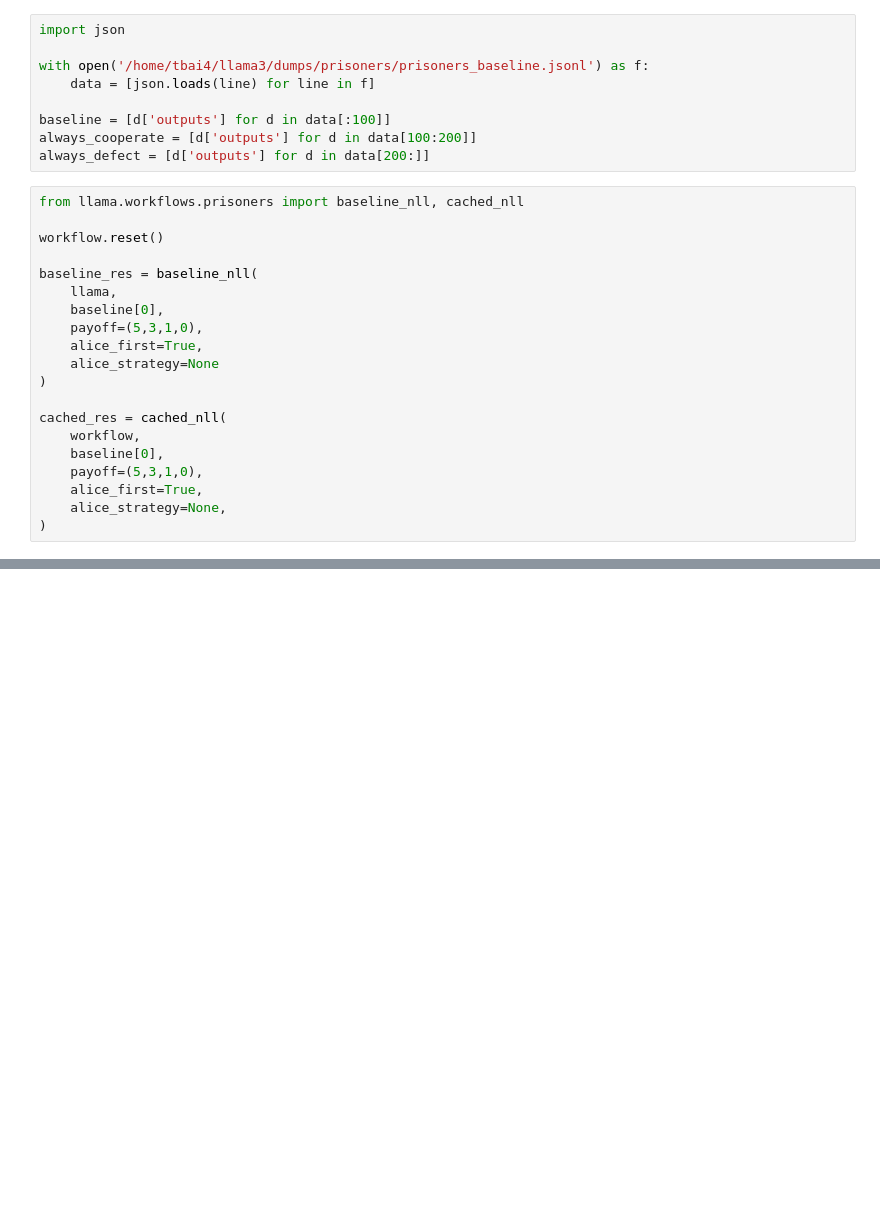
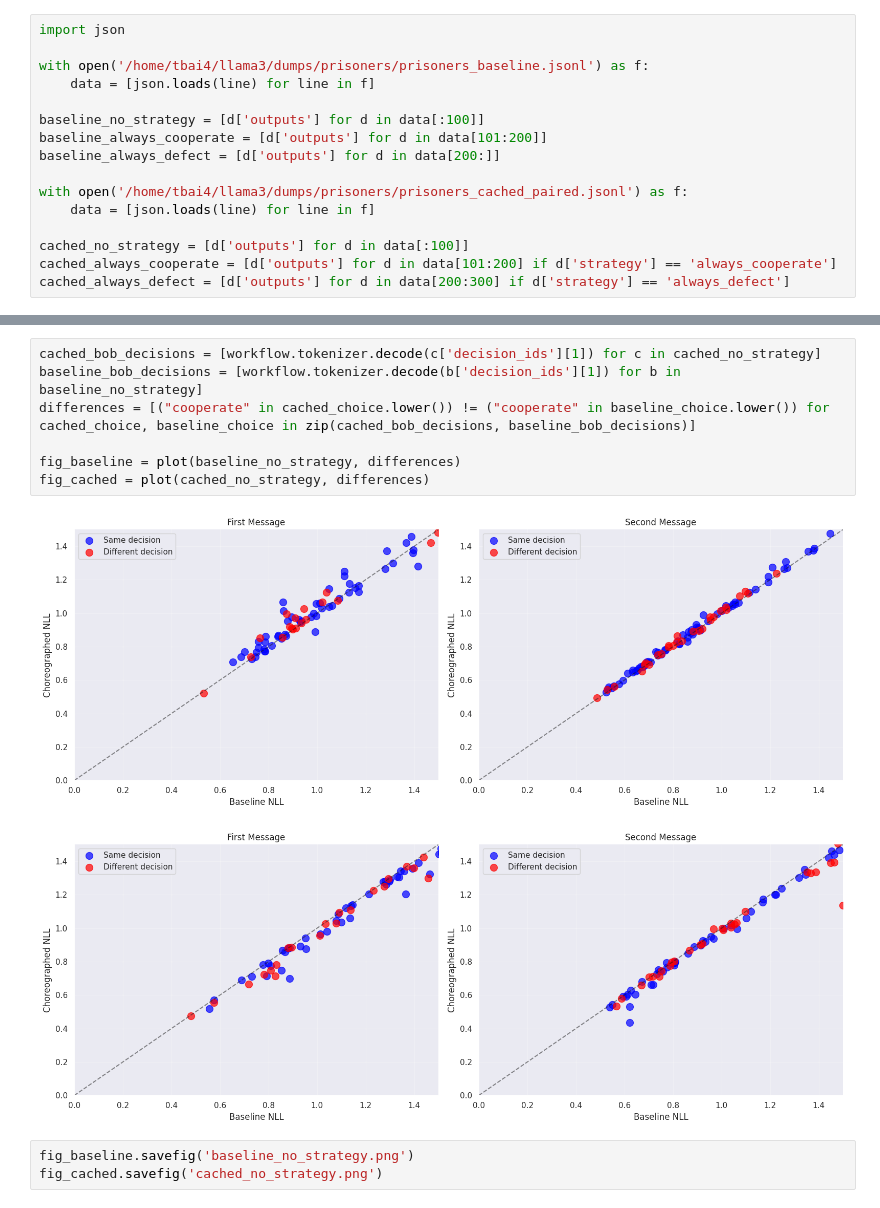
Before and after one commit to tjbai/choreo, a Jupyter notebook: examples/prisoners.ipynb, the cells around one changed output, grey strips where cells are left out. Drawn from its saved outputs; the diff is of its cells as text; blank space fills up the shorter version.

Commit message:
update prisoners notebook

```diff
--- a/examples/prisoners.ipynb
+++ b/examples/prisoners.ipynb
@@ -37,26 +86,13 @@ import json
 with open('/home/tbai4/llama3/dumps/prisoners/prisoners_baseline.jsonl') as f:
     data = [json.loads(line) for line in f]
 
-baseline = [d['outputs'] for d in data[:100]]
-always_cooperate = [d['outputs'] for d in data[100:200]]
-always_defect = [d['outputs'] for d in data[200:]]
+baseline_no_strategy = [d['outputs'] for d in data[:100]]
+baseline_always_cooperate = [d['outputs'] for d in data[101:200]]
+baseline_always_defect = [d['outputs'] for d in data[200:]]
+
+with open('/home/tbai4/llama3/dumps/prisoners/prisoners_cached_paired.jsonl') as f:
+    data = [json.loads(line) for line in f]
+
+cached_no_strategy = [d['outputs'] for d in data[:100]]
+cached_always_cooperate = [d['outputs'] for d in data[101:200] if d['strategy'] == 'always_cooperate']
+cached_always_defect = [d['outputs'] for d in data[200:300] if d['strategy'] == 'always_defect']
-# %%
-from llama.workflows.prisoners import baseline_nll, cached_nll
-
-workflow.reset()
-
-baseline_res = baseline_nll(
-    llama,
-    baseline[0],
-    payoff=(5,3,1,0),
-    alice_first=True,
-    alice_strategy=None
-)
-
-cached_res = cached_nll(
-    workflow,
-    baseline[0],
-    payoff=(5,3,1,0),
-    alice_first=True,
-    alice_strategy=None,
-)
@@ -83,0 +186,13 @@ print(sum(res['bob_nll'][1]) / len(res['bob_nll'][1]))
+# %%
+cached_bob_decisions = [workflow.tokenizer.decode(c['decision_ids'][1]) for c in cached_no_strategy]
+baseline_bob_decisions = [workflow.tokenizer.decode(b['decision_ids'][1]) for b in baseline_no_strategy]
+differences = [("cooperate" in cached_choice.lower()) != ("cooperate" in baseline_choice.lower()) for cached_choice, baseline_choice in zip(cached_bob_decisions, baseline_bob_decisions)]
+
+fig_baseline = plot(baseline_no_strategy, differences)
+fig_cached = plot(cached_no_strategy, differences)
+# %% [output]
+[figure, added]
+[figure, added]
+# %%
+fig_baseline.savefig('baseline_no_strategy.png')
+fig_cached.savefig('cached_no_strategy.png')
```
Also changed, not shown: parts of 11 cells of this notebook.
